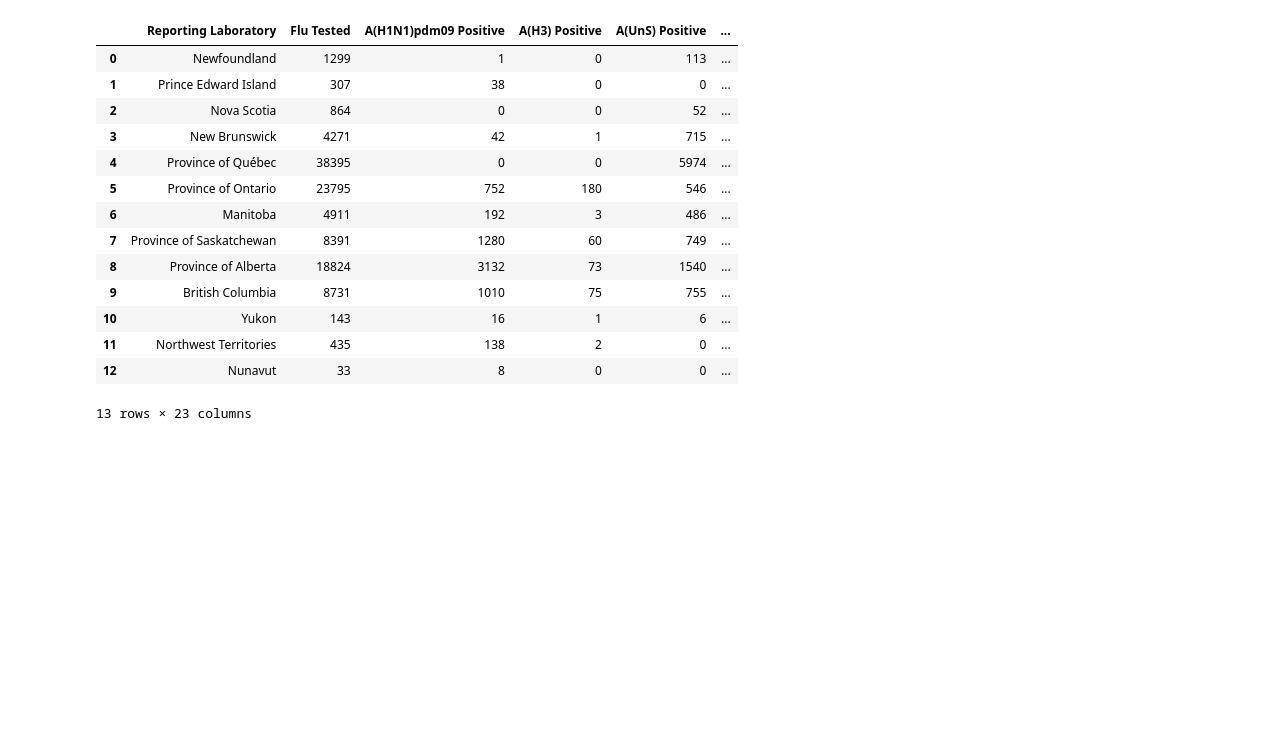
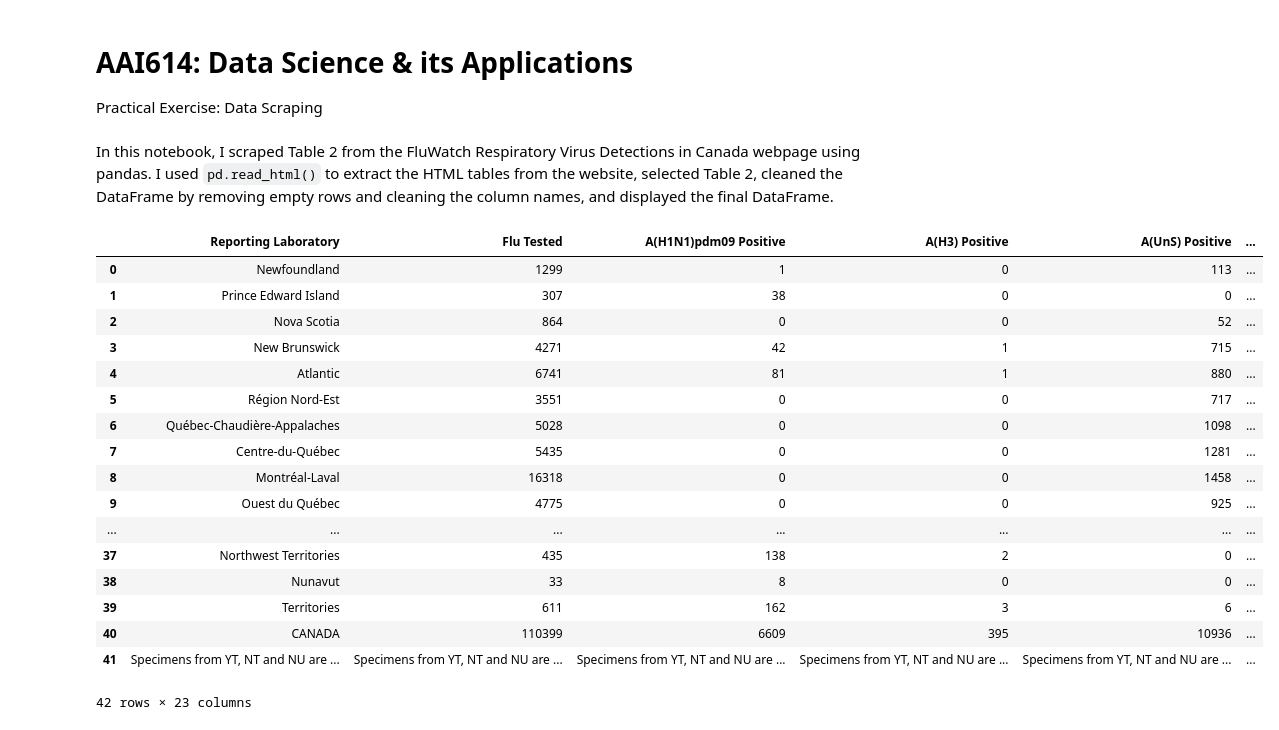
Before and after one commit to CatherineSalloum/AAI614_Salloum, a Jupyter notebook: Week 3/Notebook3.1.ipynb, the cells around one changed output. Drawn from its saved outputs; the diff is of its cells as text; code cells hidden in the pictures; blank space fills up the shorter version.

```diff
--- a/Week 3/Notebook3.1.ipynb
+++ b/Week 3/Notebook3.1.ipynb
@@ -9,53 +1,43 @@ Source: Scraping with Python http://shop.oreilly.com/product/0636920034391.do
+# %% [markdown]
+# AAI614: Data Science & its Applications
+
+Practical Exercise: Data Scraping
+# %% [markdown]
+In this notebook, I scraped Table 2 from the FluWatch Respiratory Virus Detections in Canada webpage using pandas. I used `pd.read_html()` to extract the HTML tables from the website, selected Table 2, cleaned the DataFrame by removing empty rows and cleaning the column names, and displayed the final DataFrame.
 # %%
 import pandas as pd
 
+# FluWatch / Respiratory Virus Detections report URL
 url = "https://www.canada.ca/en/public-health/services/surveillance/respiratory-virus-detections-canada/2018-2019/respiratory-virus-detections-isolations-week-01-ending-january-5-2019.html"
 
 # Read all tables from the webpage
 tables = pd.read_html(url)
 
-# Table 2
+# Select Table 2
 df = tables[1]
 
 # Clean the DataFrame
 df.columns = df.columns.astype(str).str.strip()
 df = df.dropna(how="all").reset_index(drop=True)
 
-# Keep only one row for each province or territory
-provinces = [
-    "Newfoundland",
-    "Prince Edward Island",
-    "Nova Scotia",
-    "New Brunswick",
-    "Province of Québec",
-    "Province of Ontario",
-    "Manitoba",
-    "Province of Saskatchewan",
-    "Province of Alberta",
-    "British Columbia",
-    "Yukon",
-    "Northwest Territories",
-    "Nunavut"
-]
-
-df = df[df["Reporting Laboratory"].isin(provinces)]
-df = df.reset_index(drop=True)
-
-# Display the final DataFrame
+# Display Table 2 as a DataFrame
 df
 # %% [output]
 |  | Reporting Laboratory | Flu Tested | A(H1N1)pdm09 Positive | A(H3) Positive | A(UnS) Positive | ... |
 | 0 | Newfoundland | 1299 | 1 | 0 | 113 | ... |
 | 1 | Prince Edward Island | 307 | 38 | 0 | 0 | ... |
 | 2 | Nova Scotia | 864 | 0 | 0 | 52 | ... |
 | 3 | New Brunswick | 4271 | 42 | 1 | 715 | ... |
-| 4 | Province of Québec | 38395 | 0 | 0 | 5974 | ... |
-| 5 | Province of Ontario | 23795 | 752 | 180 | 546 | ... |
-| 6 | Manitoba | 4911 | 192 | 3 | 486 | ... |
-| 7 | Province of Saskatchewan | 8391 | 1280 | 60 | 749 | ... |
-| 8 | Province of Alberta | 18824 | 3132 | 73 | 1540 | ... |
-| 9 | British Columbia | 8731 | 1010 | 75 | 755 | ... |
-| 10 | Yukon | 143 | 16 | 1 | 6 | ... |
-| 11 | Northwest Territories | 435 | 138 | 2 | 0 | ... |
-| 12 | Nunavut | 33 | 8 | 0 | 0 | ... |
+| 4 | Atlantic | 6741 | 81 | 1 | 880 | ... |
+| 5 | Région Nord-Est | 3551 | 0 | 0 | 717 | ... |
+| 6 | Québec-Chaudière-Appalaches | 5028 | 0 | 0 | 1098 | ... |
+| 7 | Centre-du-Québec | 5435 | 0 | 0 | 1281 | ... |
+| 8 | Montréal-Laval | 16318 | 0 | 0 | 1458 | ... |
+| 9 | Ouest du Québec | 4775 | 0 | 0 | 925 | ... |
+| ... | ... | ... | ... | ... | ... | ... |
+| 37 | Northwest Territories | 435 | 138 | 2 | 0 | ... |
+| 38 | Nunavut | 33 | 8 | 0 | 0 | ... |
+| 39 | Territories | 611 | 162 | 3 | 6 | ... |
+| 40 | CANADA | 110399 | 6609 | 395 | 10936 | ... |
+| 41 | Specimens from YT, NT and NU are ... | Specimens from YT, NT and NU are ... | Specimens from YT, NT and NU are ... | Specimens from YT, NT and NU are ... | Specimens from YT, NT and NU are ... | ... |
-13 rows × 23 columns
+42 rows × 23 columns
```
Also changed, not shown: parts of 1 cell of this notebook.
